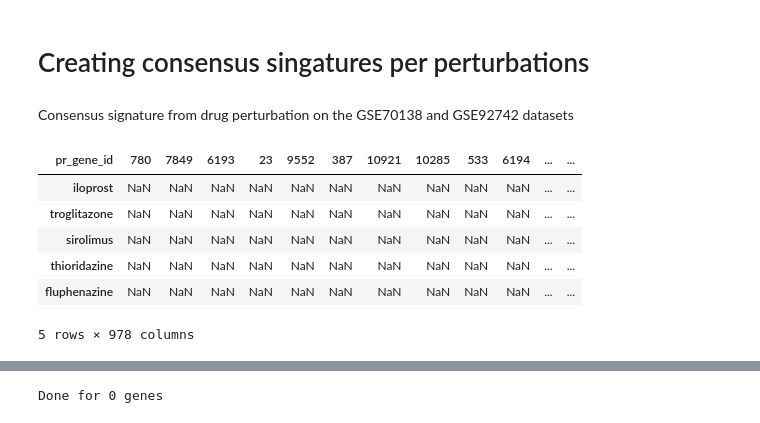
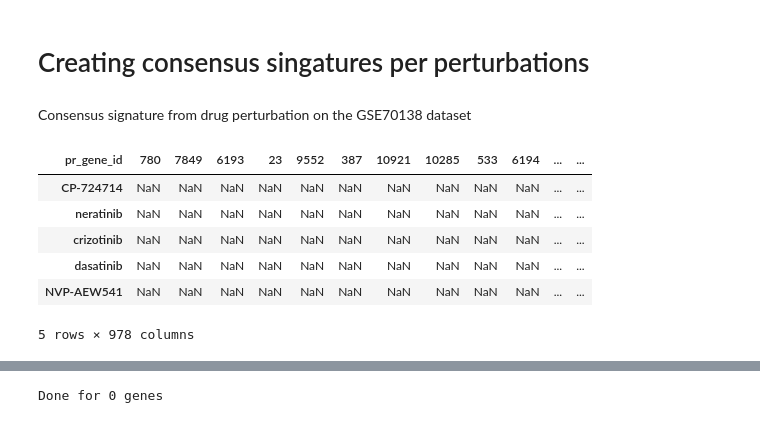
Before and after one commit to Vargeszti/Thesis, a Jupyter notebook: code/lincs_data.ipynb, the cells around one changed output, grey strips where cells are left out. Drawn from its saved outputs; the diff is of its cells as text; code cells hidden in the pictures.

```diff
--- a/code/lincs_data.ipynb
+++ b/code/lincs_data.ipynb
@@ -280,18 +329,18 @@ trt_drugs.to_csv('../results/LINCS_trt_drugs.csv', sep=',')
 # %% [markdown]
 # Creating consensus singatures per perturbations
 # %% [markdown]
-Consensus signature from drug perturbation on the GSE70138 and GSE92742 datasets
+Consensus signature from drug perturbation on the GSE70138 dataset
 # %%
-trt_drugs=pd.read_csv('../results/LINCS_trt_drugs.csv', sep=',',header=0, index_col=0, low_memory=False)
+gse70138_drugs=pd.read_csv('../results/LINCS_gse70138_drugs.csv', sep=',',header=0, index_col=0, low_memory=False)
 # %%
-genes_perturbed=trt_drugs['pert_iname'].unique()
-consensus_signatures_trt_drugs=pd.DataFrame(index=genes_perturbed,columns=gene_ids.index.astype(str))
-consensus_signatures_trt_drugs.head()
+genes_perturbed=gse70138_drugs['pert_iname'].unique()
+consensus_signatures_gse70138_drugs=pd.DataFrame(index=genes_perturbed,columns=gene_ids.index.astype(str))
+consensus_signatures_gse70138_drugs.head()
 # %% [output]
 | pr_gene_id | 780 | 7849 | 6193 | 23 | 9552 | 387 | 10921 | 10285 | 533 | 6194 | ... | ... |
-| iloprost | NaN | NaN | NaN | NaN | NaN | NaN | NaN | NaN | NaN | NaN | ... | ... |
-| troglitazone | NaN | NaN | NaN | NaN | NaN | NaN | NaN | NaN | NaN | NaN | ... | ... |
-| sirolimus | NaN | NaN | NaN | NaN | NaN | NaN | NaN | NaN | NaN | NaN | ... | ... |
-| thioridazine | NaN | NaN | NaN | NaN | NaN | NaN | NaN | NaN | NaN | NaN | ... | ... |
-| fluphenazine | NaN | NaN | NaN | NaN | NaN | NaN | NaN | NaN | NaN | NaN | ... | ... |
+| CP-724714 | NaN | NaN | NaN | NaN | NaN | NaN | NaN | NaN | NaN | NaN | ... | ... |
+| neratinib | NaN | NaN | NaN | NaN | NaN | NaN | NaN | NaN | NaN | NaN | ... | ... |
+| crizotinib | NaN | NaN | NaN | NaN | NaN | NaN | NaN | NaN | NaN | NaN | ... | ... |
+| dasatinib | NaN | NaN | NaN | NaN | NaN | NaN | NaN | NaN | NaN | NaN | ... | ... |
+| NVP-AEW541 | NaN | NaN | NaN | NaN | NaN | NaN | NaN | NaN | NaN | NaN | ... | ... |
 5 rows × 978 columns
```
Also changed, not shown: parts of 22 cells of this notebook, 1 other file.
